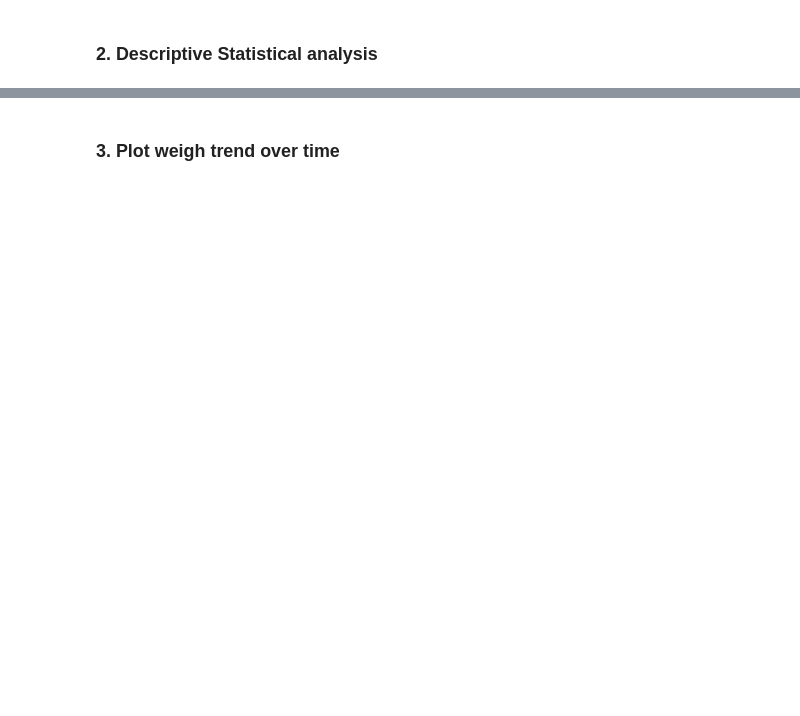
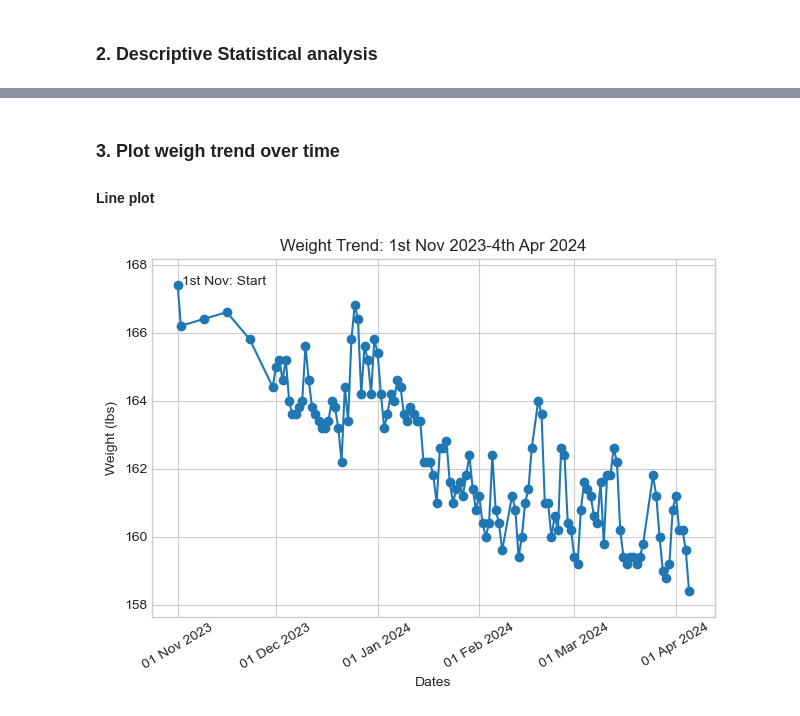
Before and after one commit to ryanjstone/jupyter-google-sheets, a Jupyter notebook: 2. Data Analysis.ipynb, the cells around one changed output, grey strips where cells are left out. Cells and saved outputs as stored; diff of their text form; code cells hidden in the pictures; blank space fills up the shorter version.

```diff
--- a/2. Data Analysis.ipynb
+++ b/2. Data Analysis.ipynb
@@ -34,44 +91,37 @@ df['weight'].value_counts()
 # %% [markdown]
 ### 3. Plot weigh trend over time
+#### Line plot
 # %%
-# Plot weight trend over time
-
-# Reset plot style
-#lt.rcParams.update(plt.rcParamsDefault)
-
 # Define plot style to use
 plt.style.use('seaborn-v0_8-whitegrid')
 
 # Use the weight column of the dataframe to plot
-plt.plot_date(df.index, df.weight, linestyle='solid') # Specify plot type as line
-                  #figsize=(10,5), # Specify the height and width
-                  #marker='o') # Add marker for the value points
-                  #color='darkblue', # Specify color for the line
-                  #linewidth='1.5', # Specify width for the line
-                  #label='Weight (lbs)') # Add label
+plt.plot_date(df.index, df.weight, linestyle='solid')
 
-# Set axis range for the Y axis
-plt.ylim(158.0, 168.0)
+# Set axis range for the Y axis using min & max values with buffer
+plt.ylim(df.weight.min() - 0.75, df.weight.max() + 0.75)
 
 # Define date format as day, month, year
 date_format = mpl_dates.DateFormatter('%d %b %Y')
 
 # Apply date format to the X axis
 plt.gca().xaxis.set_major_formatter(date_format)
 
 # Rotate the ticks on the X axis so dates are easier to read
 plt.xticks(rotation=30)
 
 # Add plot title and axis labels for context
 plt.title('Weight Trend: 1st Nov 2023-4th Apr 2024')
 plt.ylabel('Weight (lbs)')
 plt.xlabel('Dates')
 
 # Add annotation for start date
-plt.text(df.index[1], 167.3, ' 1st Nov: Start')
+plt.text(df.index[0], df.weight.max(), ' 1st Nov: Start')
 
 # Enable tight laytout so padding is consistent
 plt.tight_layout()
 
 # Display plot
 plt.show()
+# %% [output]
+[figure, added]
```
Also changed, not shown: parts of 25 cells of this notebook.
